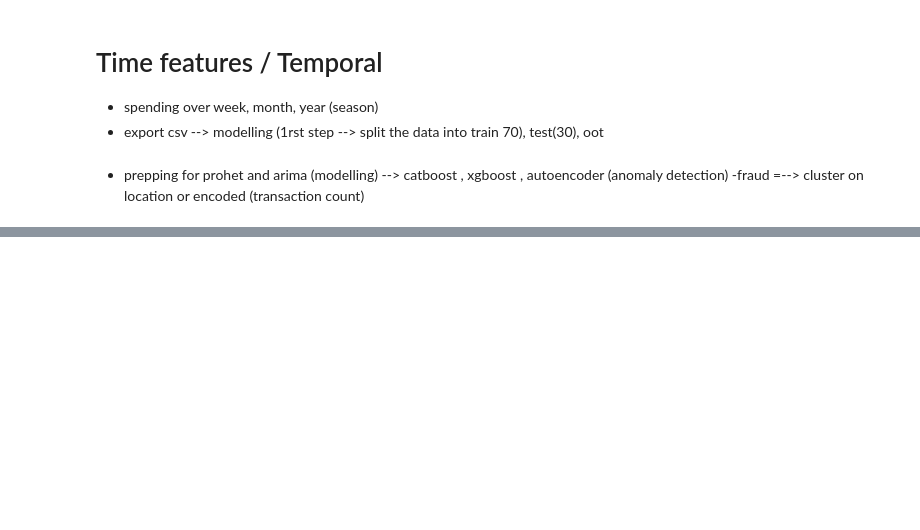
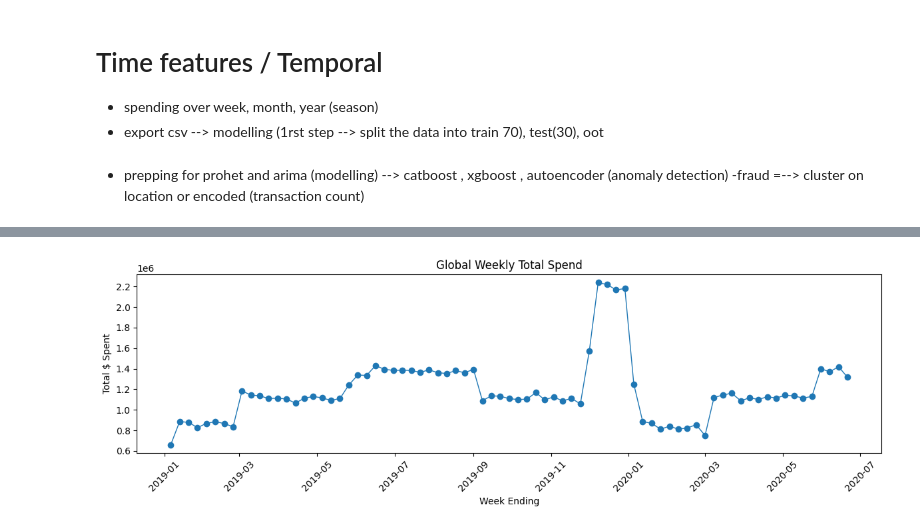
Before and after one commit to 5h4tt3r/creditML, a Jupyter notebook: notebooks/1)Processing+EDA/featureProcessing.ipynb, the cells around one changed output, grey strips where cells are left out. Cells and saved outputs as stored; diff of their text form; code cells hidden in the pictures; blank space fills up the shorter version.

```diff
--- a/notebooks/1)Processing+EDA/featureProcessing.ipynb
+++ b/notebooks/1)Processing+EDA/featureProcessing.ipynb
@@ -474,0 +645,8 @@ Outlier Frequency: Top‐300 flags will still capture the biggest spikes, but wi
+# %%
+df_weekly_all = (
+    df.set_index('trans_dt')['amt']  # ← use 'amt' instead of 'y'
+      .resample('W')
+      .sum()
+      .reset_index()
+)
+df_weekly_all.head(-20)
@@ -474,0 +671,15 @@ Outlier Frequency: Top‐300 flags will still capture the biggest spikes, but wi
+# %%
+plt.figure(figsize=(12,4))
+plt.plot(
+    df_weekly_all['trans_dt'],
+    df_weekly_all['amt'],
+    marker='o', lw=1
+)
+plt.title('Global Weekly Total Spend')
+plt.xlabel('Week Ending')
+plt.ylabel('Total $ Spent')
+plt.xticks(rotation=45)
+plt.tight_layout()
+plt.show()
+# %% [output]
+[figure, added]
```
Also changed, not shown: parts of 20 cells of this notebook, 2 other files.
